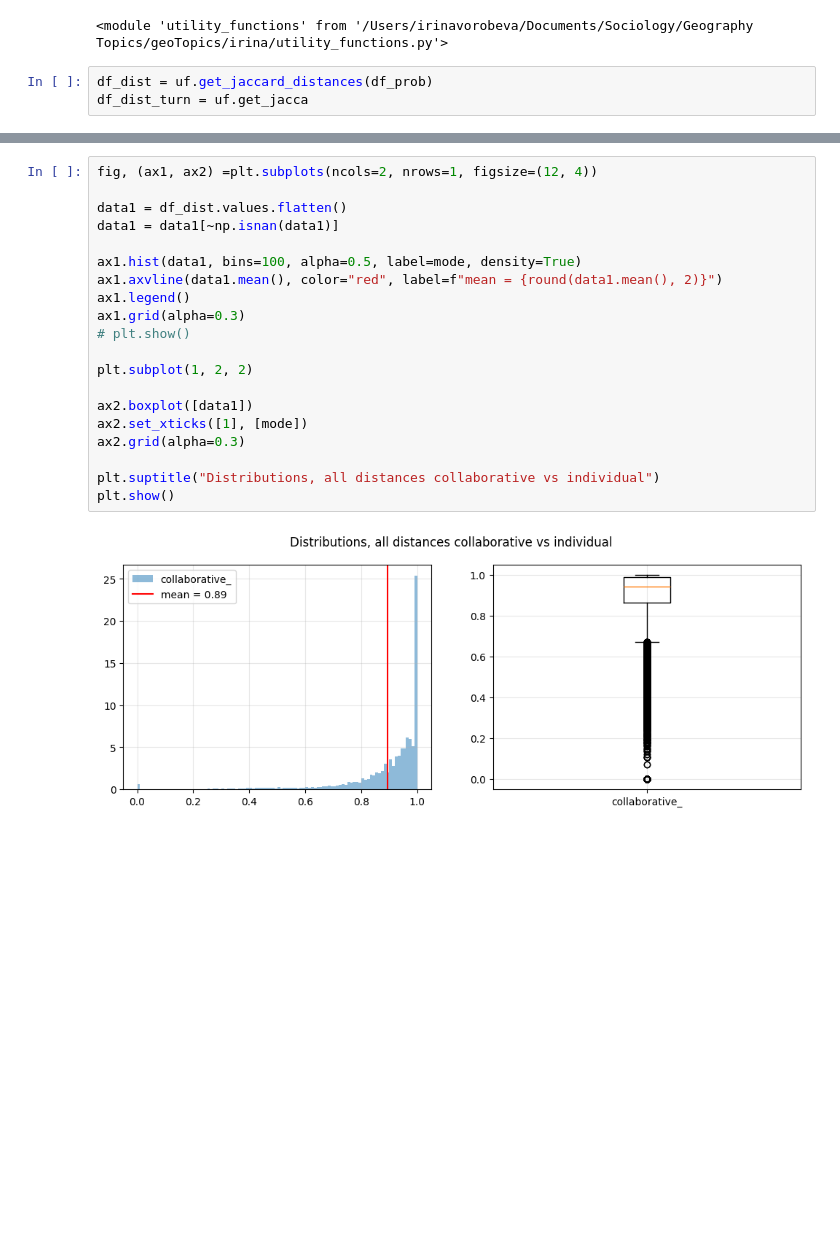
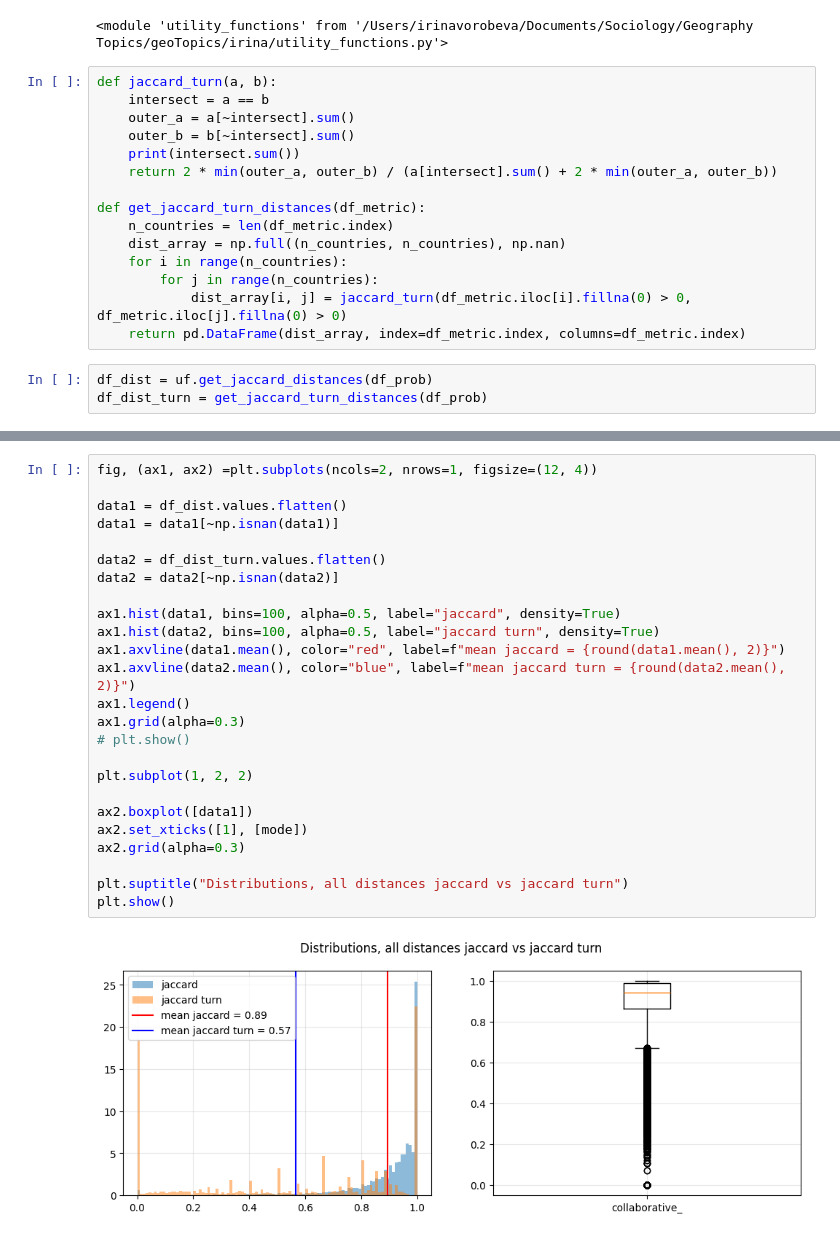
Before and after one commit to irivorobey/geoTopics, a Jupyter notebook: irina/jaccard_countries.ipynb, the cells around one changed output, grey strips where cells are left out. Drawn from its saved outputs; the diff is of its cells as text; blank space fills up the shorter version.

```diff
--- a/irina/jaccard_countries.ipynb
+++ b/irina/jaccard_countries.ipynb
@@ -39,6 +39,21 @@ df_prob
 importlib.reload(uf)
 # %% [output]
 <module 'utility_functions' from '/Users/irinavorobeva/Documents/Sociology/Geography Topics/geoTopics/irina/utility_functions.py'>
+# %%
+def jaccard_turn(a, b):
+    intersect = a == b
+    outer_a = a[~intersect].sum()
+    outer_b = b[~intersect].sum()
+    print(intersect.sum())
+    return 2 * min(outer_a, outer_b) / (a[intersect].sum() + 2 * min(outer_a, outer_b))
+
+def get_jaccard_turn_distances(df_metric):
+    n_countries = len(df_metric.index)
+    dist_array = np.full((n_countries, n_countries), np.nan)
+    for i in range(n_countries):
+        for j in range(n_countries):
+            dist_array[i, j] = jaccard_turn(df_metric.iloc[i].fillna(0) > 0, df_metric.iloc[j].fillna(0) > 0)
+    return pd.DataFrame(dist_array, index=df_metric.index, columns=df_metric.index)
 # %%
 df_dist = uf.get_jaccard_distances(df_prob)
-df_dist_turn = uf.get_jacca
+df_dist_turn = get_jaccard_turn_distances(df_prob)
@@ -45,24 +95,29 @@ df_dist_turn = uf.get_jacca
 # %%
 fig, (ax1, ax2) =plt.subplots(ncols=2, nrows=1, figsize=(12, 4))
 
 data1 = df_dist.values.flatten()
 data1 = data1[~np.isnan(data1)]
 
-ax1.hist(data1, bins=100, alpha=0.5, label=mode, density=True)
-ax1.axvline(data1.mean(), color="red", label=f"mean = {round(data1.mean(), 2)}")
+data2 = df_dist_turn.values.flatten()
+data2 = data2[~np.isnan(data2)]
+
+ax1.hist(data1, bins=100, alpha=0.5, label="jaccard", density=True)
+ax1.hist(data2, bins=100, alpha=0.5, label="jaccard turn", density=True)
+ax1.axvline(data1.mean(), color="red", label=f"mean jaccard = {round(data1.mean(), 2)}")
+ax1.axvline(data2.mean(), color="blue", label=f"mean jaccard turn = {round(data2.mean(), 2)}")
 ax1.legend()
 ax1.grid(alpha=0.3)
 # plt.show()
 
 plt.subplot(1, 2, 2)
 
 ax2.boxplot([data1])
 ax2.set_xticks([1], [mode])
 ax2.grid(alpha=0.3)
 
-plt.suptitle("Distributions, all distances collaborative vs individual")
+plt.suptitle("Distributions, all distances jaccard vs jaccard turn")
 plt.show()
 # %% [output]
-[figure, old version]
+[figure, new version]
 # %%
 uf.plotly_heatmap(
```
Also changed, not shown: parts of 10 cells of this notebook.
